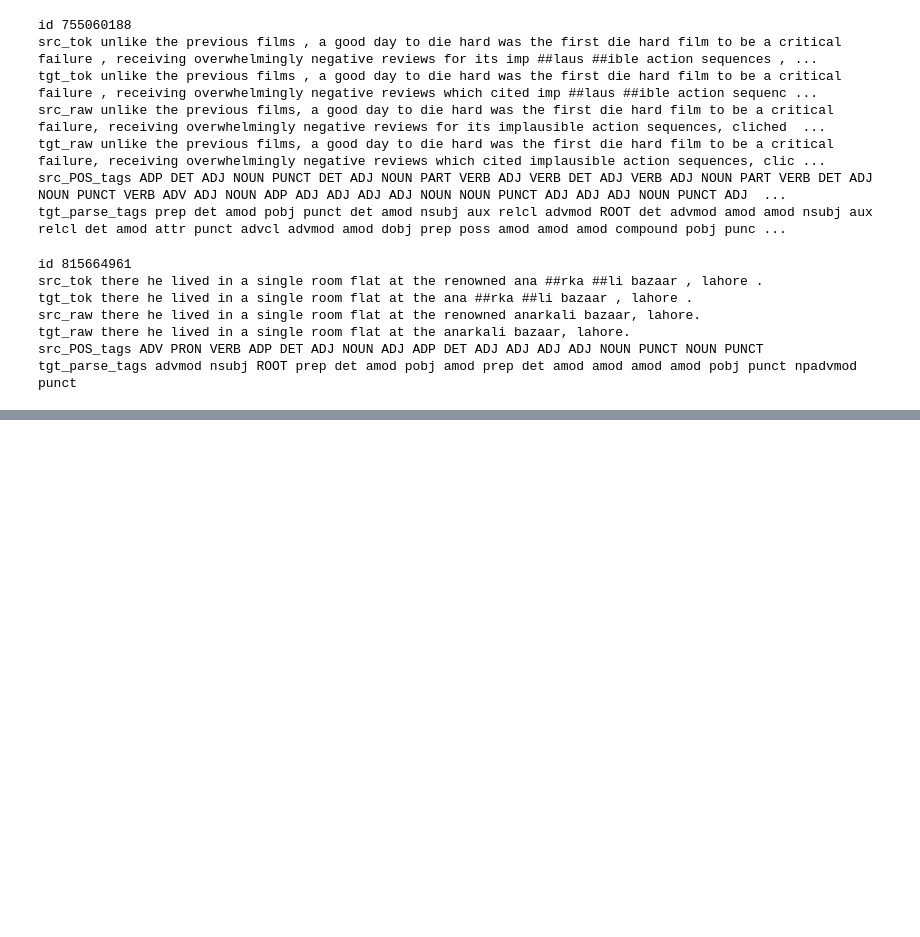
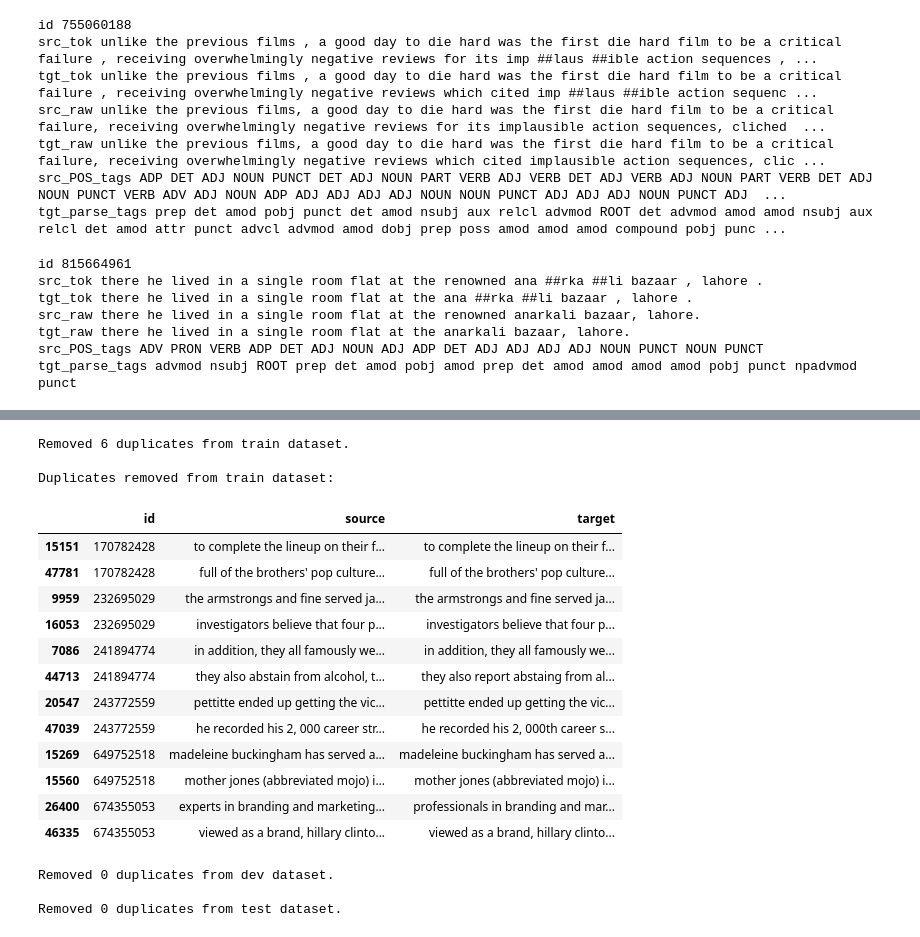
Before and after one commit to RU-Insane/Debiasing-Text-With-Style-Transfer, a Jupyter notebook: notebooks/data_preprocessing.ipynb, the cells around one changed output, grey strips where cells are left out. Saved outputs shown, nothing was run; the diff lists cells and outputs as text; code cells hidden in the pictures; blank space fills up the shorter version.

```diff
--- a/notebooks/data_preprocessing.ipynb
+++ b/notebooks/data_preprocessing.ipynb
@@ -173,0 +178,30 @@ Sample rows:
+# %%
+# Remove duplicates
+for split in dataset_dict:
+    initial_length = len(dataset_dict[split])
+    dataset_dict[split], duplicates = remove_duplicates(dataset_dict[split])
+    final_length = len(dataset_dict[split])
+    print(f"\nRemoved {initial_length - final_length} duplicates from {split} dataset.")
+    if not duplicates.empty:
+        print(f"\nDuplicates removed from {split} dataset:")
+        display(duplicates[['id', 'source', 'target']].sort_values(by='id'))
+# %% [output]
+Removed 6 duplicates from train dataset.
+
+Duplicates removed from train dataset:
+|  | id | source | target |
+| 15151 | 170782428 | to complete the lineup on their f... | to complete the lineup on their f... |
+| 47781 | 170782428 | full of the brothers' pop culture... | full of the brothers' pop culture... |
+| 9959 | 232695029 | the armstrongs and fine served ja... | the armstrongs and fine served ja... |
+| 16053 | 232695029 | investigators believe that four p... | investigators believe that four p... |
+| 7086 | 241894774 | in addition, they all famously we... | in addition, they all famously we... |
+| 44713 | 241894774 | they also abstain from alcohol, t... | they also report abstaing from al... |
+| 20547 | 243772559 | pettitte ended up getting the vic... | pettitte ended up getting the vic... |
+| 47039 | 243772559 | he recorded his 2, 000 career str... | he recorded his 2, 000th career s... |
+| 15269 | 649752518 | madeleine buckingham has served a... | madeleine buckingham has served a... |
+| 15560 | 649752518 | mother jones (abbreviated mojo) i... | mother jones (abbreviated mojo) i... |
+| 26400 | 674355053 | experts in branding and marketing... | professionals in branding and mar... |
+| 46335 | 674355053 | viewed as a brand, hillary clinto... | viewed as a brand, hillary clinto... |
+Removed 0 duplicates from dev dataset.
+
+Removed 0 duplicates from test dataset.
```
Also changed, not shown: parts of 19 cells of this notebook, 1 other file.
